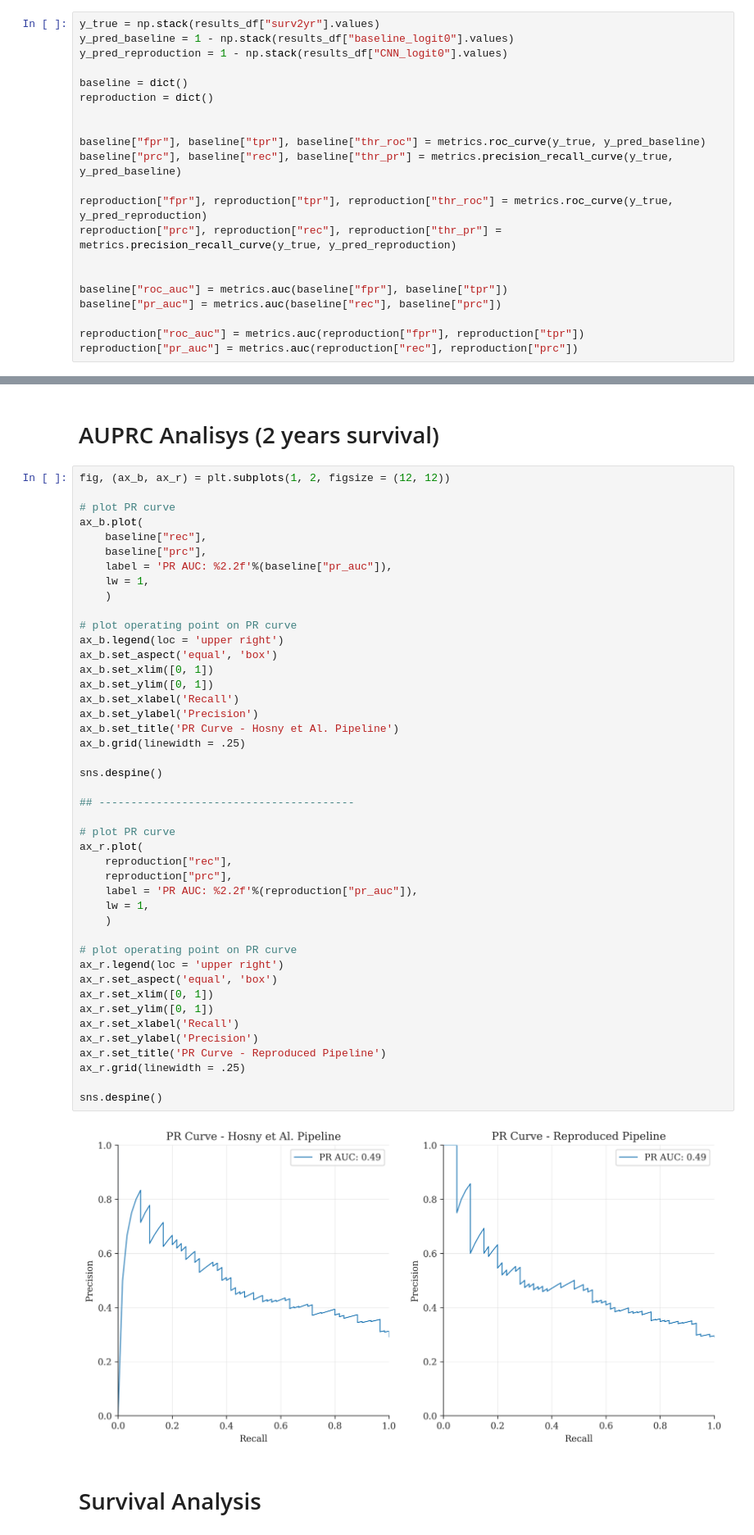
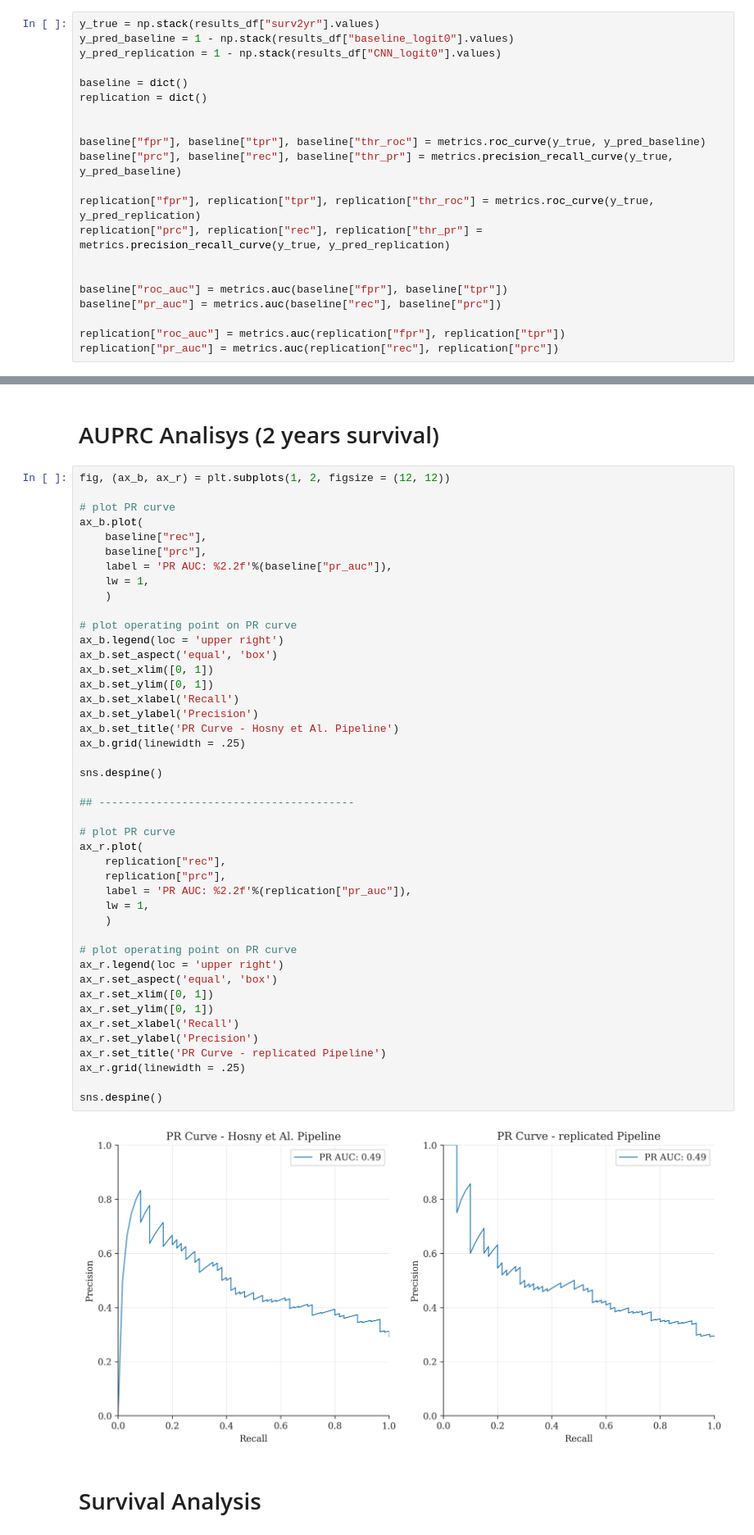
Before and after one commit to ImagingDataCommons/idc-radiomics-reproducibility, a Jupyter notebook: notebooks/results_comparison.ipynb, the cells around one changed output, grey strips where cells are left out. Shown: that part at 82% size. Drawn from its saved outputs; the diff is of its cells as text.

```diff
--- a/notebooks/results_comparison.ipynb
+++ b/notebooks/results_comparison.ipynb
@@ -249,24 +261,24 @@ def style_axis_auc(ax):
 # %%
 y_true = np.stack(results_df["surv2yr"].values)
 y_pred_baseline = 1 - np.stack(results_df["baseline_logit0"].values)
-y_pred_reproduction = 1 - np.stack(results_df["CNN_logit0"].values)
+y_pred_replication = 1 - np.stack(results_df["CNN_logit0"].values)
 
 baseline = dict()
-reproduction = dict()
+replication = dict()
 
 
 baseline["fpr"], baseline["tpr"], baseline["thr_roc"] = metrics.roc_curve(y_true, y_pred_baseline)
 baseline["prc"], baseline["rec"], baseline["thr_pr"] = metrics.precision_recall_curve(y_true, y_pred_baseline)
 
-reproduction["fpr"], reproduction["tpr"], reproduction["thr_roc"] = metrics.roc_curve(y_true, y_pred_reproduction)
-reproduction["prc"], reproduction["rec"], reproduction["thr_pr"] = metrics.precision_recall_curve(y_true, y_pred_reproduction)
+replication["fpr"], replication["tpr"], replication["thr_roc"] = metrics.roc_curve(y_true, y_pred_replication)
+replication["prc"], replication["rec"], replication["thr_pr"] = metrics.precision_recall_curve(y_true, y_pred_replication)
 
 
 baseline["roc_auc"] = metrics.auc(baseline["fpr"], baseline["tpr"])
 baseline["pr_auc"] = metrics.auc(baseline["rec"], baseline["prc"])
 
-reproduction["roc_auc"] = metrics.auc(reproduction["fpr"], reproduction["tpr"])
-reproduction["pr_auc"] = metrics.auc(reproduction["rec"], reproduction["prc"])
+replication["roc_auc"] = metrics.auc(replication["fpr"], replication["tpr"])
+replication["pr_auc"] = metrics.auc(replication["rec"], replication["prc"])
 # %%
 fig, (ax_b, ax_r) = plt.subplots(1, 2, figsize = (12, 6.75))
 
@@ -325,38 +396,38 @@ ax_b.plot(
 # plot operating point on PR curve
 ax_b.legend(loc = 'upper right')
 ax_b.set_aspect('equal', 'box')
 ax_b.set_xlim([0, 1])
 ax_b.set_ylim([0, 1])
 ax_b.set_xlabel('Recall')
 ax_b.set_ylabel('Precision')
 ax_b.set_title('PR Curve - Hosny et Al. Pipeline')
 ax_b.grid(linewidth = .25)
 
 sns.despine()
 
 ## ----------------------------------------
 
 # plot PR curve
 ax_r.plot(
-    reproduction["rec"],
-    reproduction["prc"],
-    label = 'PR AUC: %2.2f'%(reproduction["pr_auc"]),
+    replication["rec"],
+    replication["prc"],
+    label = 'PR AUC: %2.2f'%(replication["pr_auc"]),
     lw = 1,
     )
 
 # plot operating point on PR curve
 ax_r.legend(loc = 'upper right')
 ax_r.set_aspect('equal', 'box')
 ax_r.set_xlim([0, 1])
 ax_r.set_ylim([0, 1])
 ax_r.set_xlabel('Recall')
 ax_r.set_ylabel('Precision')
-ax_r.set_title('PR Curve - Reproduced Pipeline')
+ax_r.set_title('PR Curve - replicated Pipeline')
 ax_r.grid(linewidth = .25)
 
 sns.despine()
 # %% [output]
-[figure, old version]
+[figure, new version]
 # %% [markdown]
 # Survival Analysis
 # %%
```
Also changed, not shown: parts of 21 cells of this notebook.
